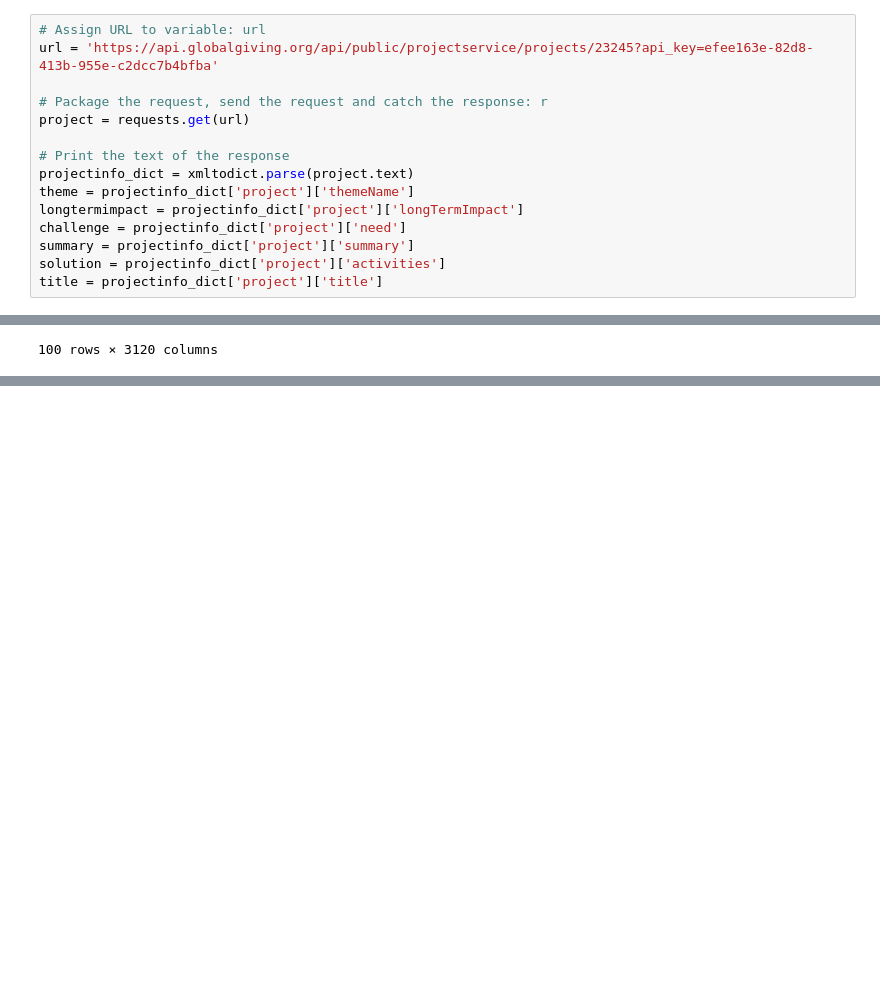
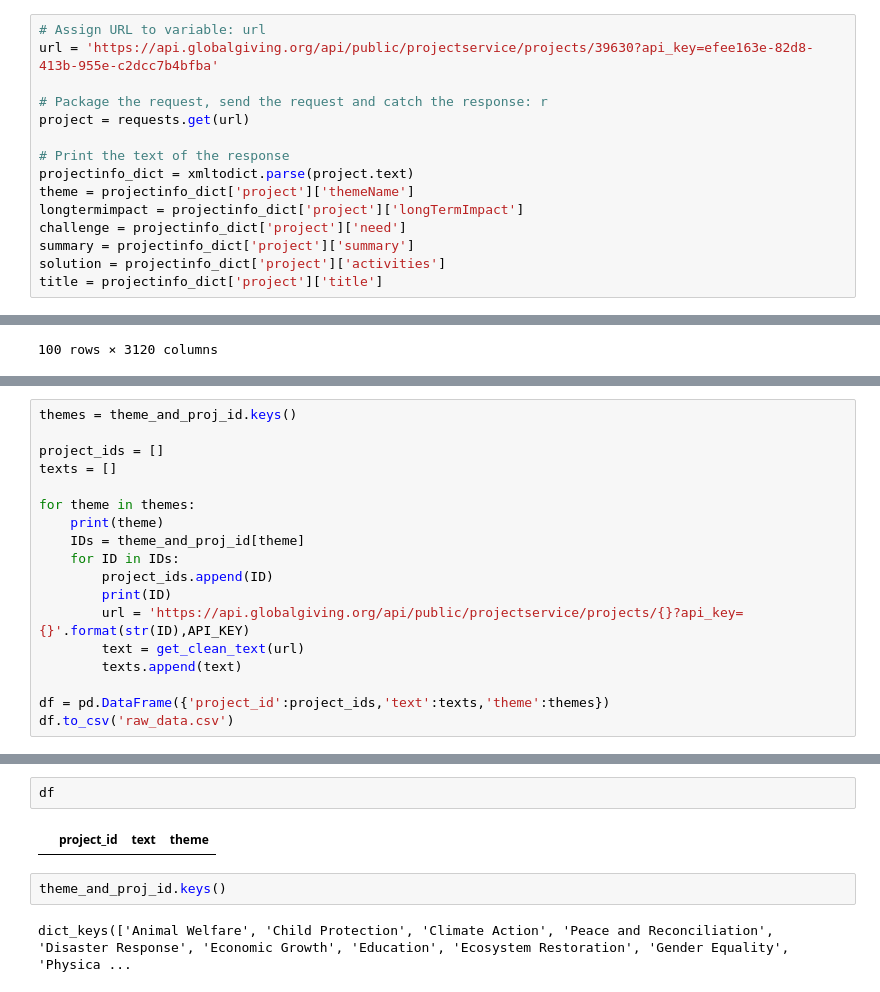
Before and after one commit to mbarona2/springboard, a Jupyter notebook: GlobalGiving_API/01_data_wrangling.ipynb, the cells around one changed output, grey strips where cells are left out. Drawn from its saved outputs; the diff is of its cells as text; blank space fills up the shorter version.

```diff
--- a/GlobalGiving_API/01_data_wrangling.ipynb
+++ b/GlobalGiving_API/01_data_wrangling.ipynb
@@ -85,7 +88,7 @@ dict_keys(['Animal Welfare', 'Child Protection', 'Climate Action', 'Peace and Re
 **<font color='teal'>Next I want to access the summary, challenge, solution, and long term impact of a [project](https://www.globalgiving.org/projects/trees-for-tribes-1/) using Global Giving's API.</font>**
 # %%
 # Assign URL to variable: url
-url = 'https://api.globalgiving.org/api/public/projectservice/projects/23245?api_key=efee163e-82d8-413b-955e-c2dcc7b4bfba'
+url = 'https://api.globalgiving.org/api/public/projectservice/projects/39630?api_key=efee163e-82d8-413b-955e-c2dcc7b4bfba'
 
 # Package the request, send the request and catch the response: r
 project = requests.get(url)
@@ -293,0 +328,18 @@ tfid
+# %%
+themes = theme_and_proj_id.keys()
+
+project_ids = []
+texts = []
+
+for theme in themes:
+    print(theme)
+    IDs = theme_and_proj_id[theme]
+    for ID in IDs:
+        project_ids.append(ID)
+        print(ID)
+        url = 'https://api.globalgiving.org/api/public/projectservice/projects/{}?api_key={}'.format(str(ID),API_KEY)
+        text = get_clean_text(url)
+        texts.append(text)
+
+df = pd.DataFrame({'project_id':project_ids,'text':texts,'theme':themes})
+df.to_csv('raw_data.csv')
@@ -293,0 +365,8 @@ tfid
+# %%
+df
+# %% [output]
+|  | project_id | text | theme |
+# %%
+theme_and_proj_id.keys()
+# %% [output]
+dict_keys(['Animal Welfare', 'Child Protection', 'Climate Action', 'Peace and Reconciliation', 'Disaster Response', 'Economic Growth', 'Education', 'Ecosystem Restoration', 'Gender Equality', 'Physica ...
```
Also changed, not shown: parts of 11 cells of this notebook.
